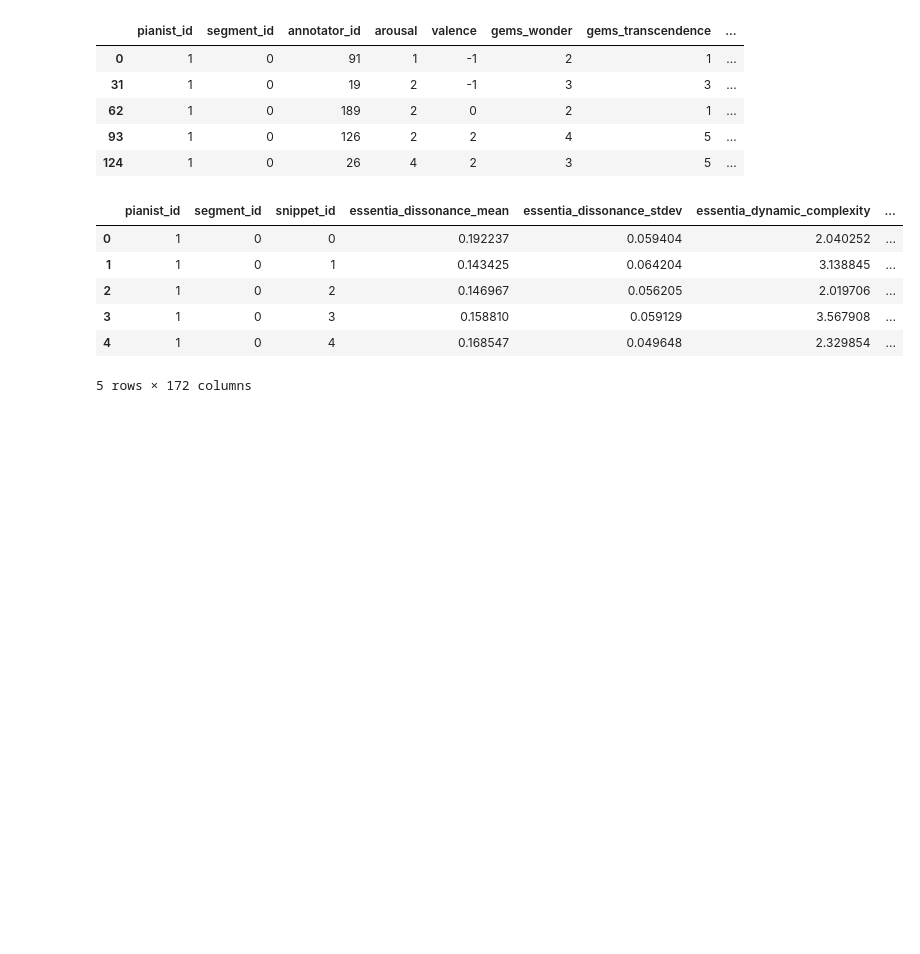
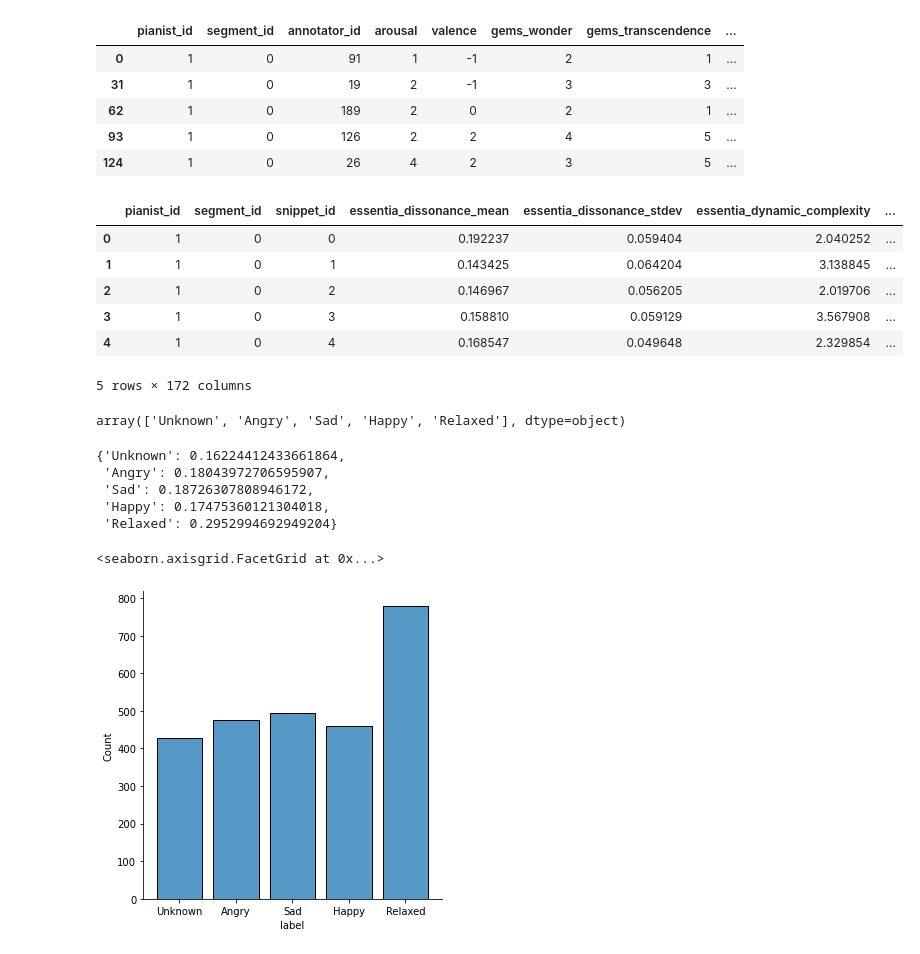
Before and after one commit to NoahPichl/MLPC_The_haunted_turtles, a Jupyter notebook: data_exploration.ipynb, the cells around one changed output. Drawn from its saved outputs; the diff is of its cells as text; code cells hidden in the pictures; blank space fills up the shorter version.

Commit message:
1-aggregate labels and plot their correlations and distributions

```diff
--- a/data_exploration.ipynb
+++ b/data_exploration.ipynb
@@ -9,5 +15,6 @@ import altair as alt
 # %%
 anot = pd.read_pickle("./data/task_2_annotations.pkl")
+anot = anot.fillna(anot.median())
 anot.head()
 # %% [output]
 |  | pianist_id | segment_id | annotator_id | arousal | valence | gems_wonder | gems_transcendence | ... |
@@ -27,3 +34,61 @@ feat.head()
 | 3 | 1 | 0 | 3 | 0.158810 | 0.059129 | 3.567908 | ... |
 | 4 | 1 | 0 | 4 | 0.168547 | 0.049648 | 2.329854 | ... |
 5 rows × 172 columns
+# %%
+def filter_by_pianist_and_segment(df: pd.DataFrame, pianist_id: int, segment_id: int) -> pd.DataFrame:
+    df = df.copy()
+    df = df[df["pianist_id"] == pianist_id]
+    return df[df["segment_id"] == segment_id]
+
+def get_label(arousal: int, valance: int) -> str:
+    if valance > 0 and arousal >= 3:
+        return "Happy"
+    elif valance <= 0 and arousal > 3:
+        return "Angry"
+    elif valance < 0 and arousal <= 3:
+        return "Sad"
+    elif valance >= 0 and arousal < 3:
+        return "Relaxed"
+    else:
+        return "Unknown"
+
+def aggregate_discrete_label(df: pd.DataFrame) -> pd.DataFrame:
+    df = df.copy()
+    labels = []
+    column_names = list(df.columns)
+    pianist_col_idx = column_names.index("pianist_id")
+    segment_col_idx = column_names.index("segment_id")
+
+    for sample in df.values:
+        filtered_df = filter_by_pianist_and_segment(df, sample[pianist_col_idx], sample[segment_col_idx])
+        arousal_agg = filtered_df["arousal"].median()
+        valance_agg = filtered_df["valence"].median()
+        labels.append(get_label(arousal_agg, valance_agg))
+
+    df["label"] = labels
+    return df
+
+anot = aggregate_discrete_label(anot)
+# %%
+anot["label"].unique()
+# %% [output]
+array(['Unknown', 'Angry', 'Sad', 'Happy', 'Relaxed'], dtype=object)
+# %%
+#distribution
+n_samples = len(anot.values)
+distribution = dict()
+for label in list(anot["label"].unique()):
+    distribution[label] = len(anot[anot["label"] == label].values) / n_samples
+
+distribution
+# %% [output]
+{'Unknown': 0.16224412433661864,
+ 'Angry': 0.18043972706595907,
+ 'Sad': 0.18726307808946172,
+ 'Happy': 0.17475360121304018,
+ 'Relaxed': 0.2952994692949204}
+# %%
+sns.displot(data=anot, x="label", shrink=.8)
+# %% [output]
+<seaborn.axisgrid.FacetGrid at 0x...>
+[figure, added]
```
Also changed, not shown: parts of 8 cells of this notebook, 1 other file.
